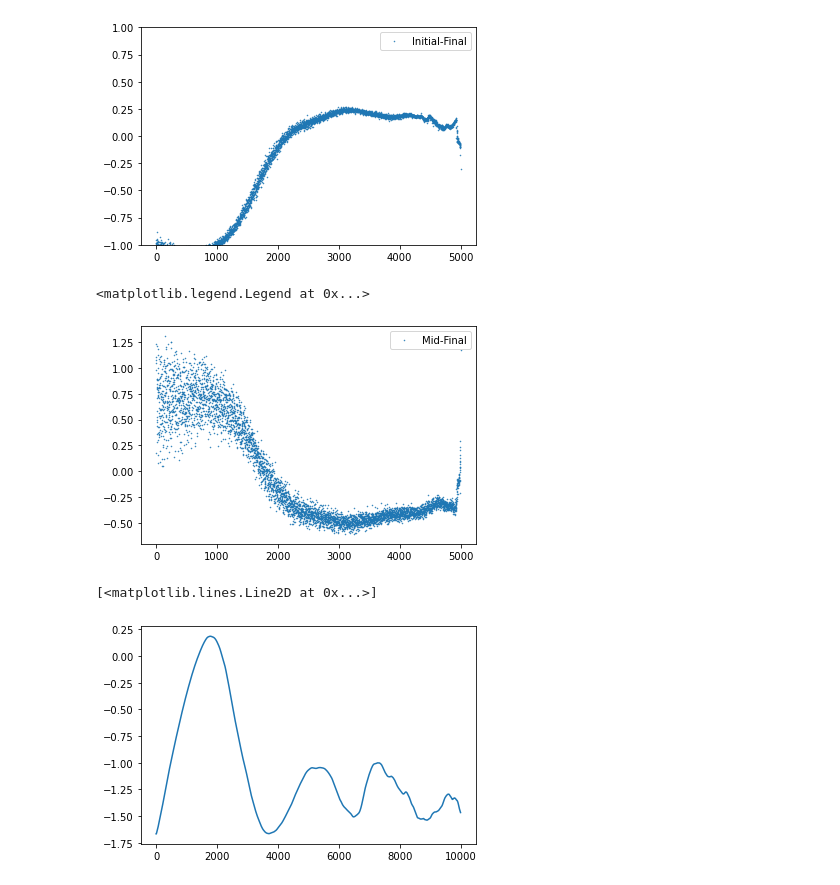
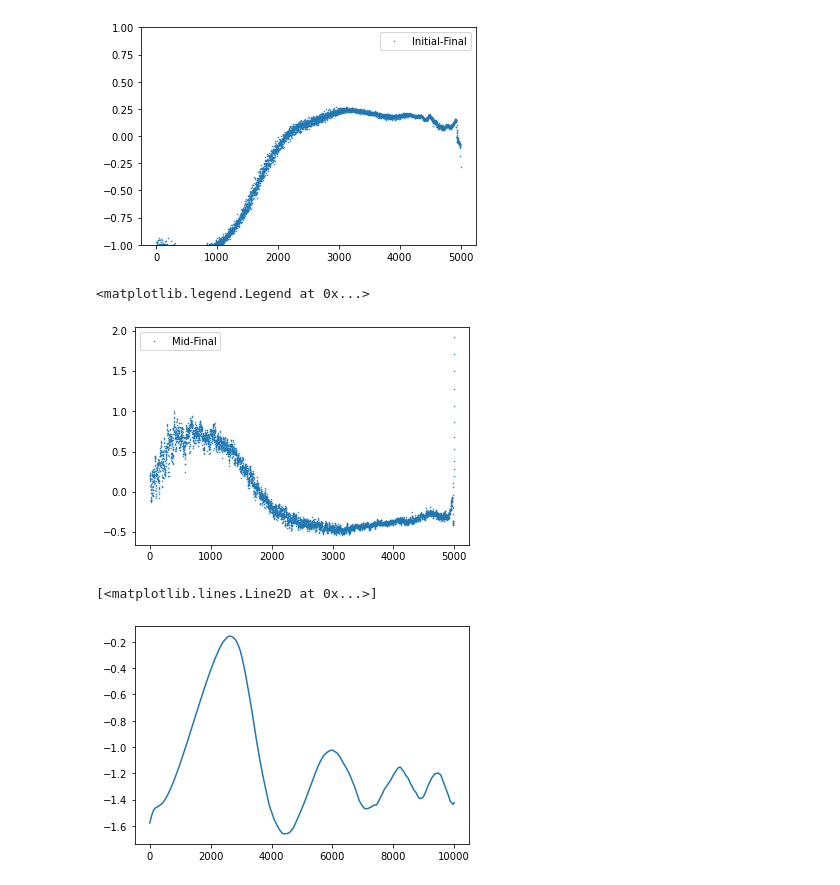
Before and after one commit to regevs/matrix_shuffle, a Jupyter notebook: notebooks/20210509_fresh_check.ipynb, the cells around one changed output. Cells and saved outputs as stored; diff of their text form; code cells hidden in the pictures.

```diff
--- a/notebooks/20210509_fresh_check.ipynb
+++ b/notebooks/20210509_fresh_check.ipynb
@@ -13,5 +18,5 @@ import os.path
 # %%
-batch_name = "run_20210524_sgd_reg=0_magicshuffle"
+batch_name = "run_20210609_sgd_reg=0_shuffle_nojacsmoothing"
 output_path = os.path.join("/Users/regevschweiger/git/matrix_shuffle/datasets/ela_chr19/", batch_name)
 
 target_hist = pd.read_csv("/Users/regevschweiger/Documents/matshuff_data/ela_19/counts.txt", sep="\t")
@@ -20,7 +25,8 @@ dcounts = pd.read_csv("/Users/regevschweiger/Documents/matshuff_data/ela_19/dcou
 try:
     thetas = pd.read_csv(os.path.join(output_path, "output.10000000000.thetas"), sep="\s+", header=None).values
     hists = pd.read_csv(os.path.join(output_path, "output.10000000000.hists"), sep="\s+", header=None).values
-    thetas_ratio = np.maximum(np.log(target_hist.p[1:]/dcounts.p[1:]), -10000)
+    thetas_ratio = np.maximum(np.log(target_hist.p.values[:-1]) - np.log(dcounts.p.values[:-1]), -10000)
+    thetas_ratio[np.isnan(thetas_ratio)] = -10000
 except:
     pass
 # %%
@@ -98,10 +129,11 @@ plt.legend()
 #plt.ylim(-1,1)
 # %% [output]
 <matplotlib.legend.Legend at 0x...>
-[figure, old version]
+[figure, new version]
 # %%
 plt.figure()
-plt.plot(thetas[:,20])
+plt.plot(thetas[:,1])
+#plt.plot(thetas[:,1001])
 # %% [output]
 [<matplotlib.lines.Line2D at 0x...>]
-[figure, old version]
+[figure, new version]
```
Also changed, not shown: parts of 18 cells of this notebook, 5 other files.
